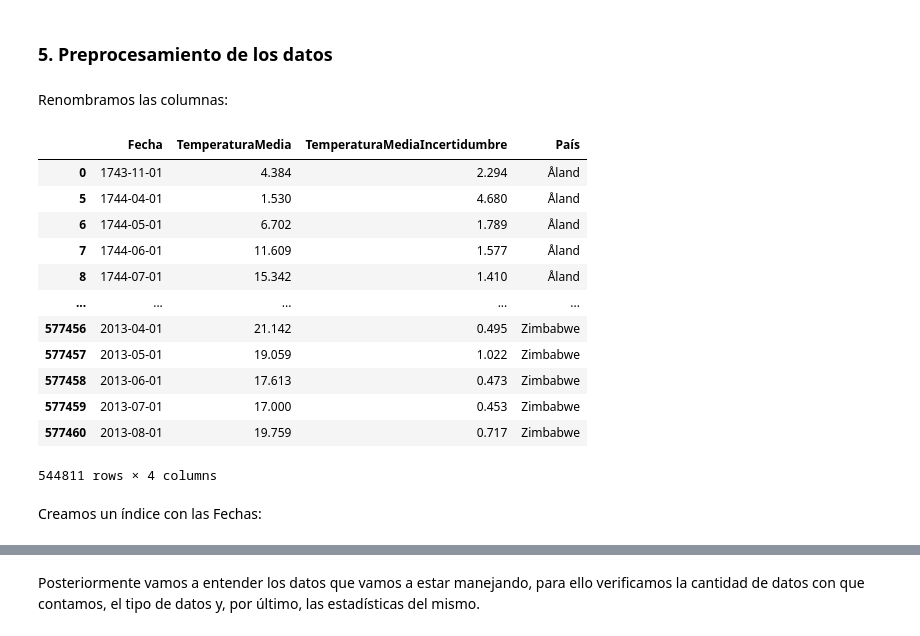
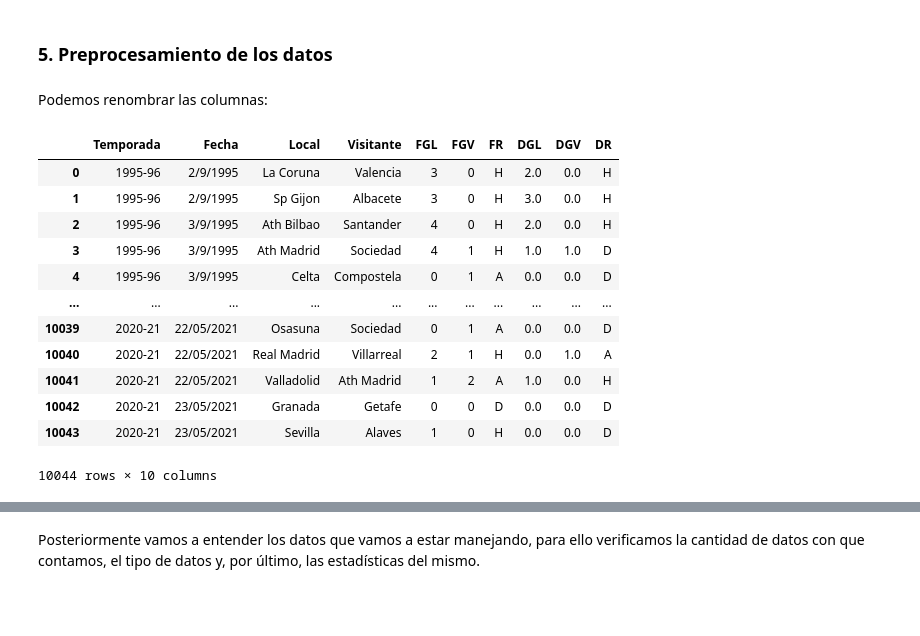
Before and after one commit to joaquinlopmar/Python, a Jupyter notebook: LaLiga.ipynb, the cells around one changed output, grey strips where cells are left out. Cells and saved outputs as stored; diff of their text form; code cells hidden in the pictures; blank space fills up the shorter version.

```diff
--- a/LaLiga.ipynb
+++ b/LaLiga.ipynb
@@ -280,0 +258,5 @@ Name: 1472, dtype: object
+# %%
+datos_c.loc[1472,'HTHG'] = 0
+datos_c.loc[1472,'HTAG'] = 1
+datos_c.loc[1472,'HTR'] = 'A'
+datos_c.loc[1472]
@@ -281,27 +300,31 @@ Name: 1472, dtype: object
 # %% [markdown]
 ### 5. Preprocesamiento de los datos
 # %% [markdown]
-Renombramos las columnas:
+Podemos renombrar las columnas:
 # %%
-datos_c.rename(columns={"dt":"Fecha",
-                        "AverageTemperature":"TemperaturaMedia",
-                        "AverageTemperatureUncertainty":"TemperaturaMediaIncertidumbre",
-                        "Country":"País"},
+datos_c.rename(columns={"Season": "Temporada",
+                        "Date": "Fecha",
+                        "HomeTeam": "Local",
+                        "AwayTeam": "Visitante",
+                        "FTHG": "FGL",   # Final Goles Local
+                        "FTAG": "FGV",   # Final Goles Visitante
+                        "FTR": "FR",     # Final Resultado
+                        "HTHG": "DGL",   # Descanso Goles Local
+                        "HTAG": "DGV",   # Descanso Goles Visitante
+                        "HTR": "DR"},    # Descanso Resultado
                inplace=True)
 datos_c
 # %% [output]
-|  | Fecha | TemperaturaMedia | TemperaturaMediaIncertidumbre | País |
-| 0 | 1743-11-01 | 4.384 | 2.294 | Åland |
-| 5 | 1744-04-01 | 1.530 | 4.680 | Åland |
-| 6 | 1744-05-01 | 6.702 | 1.789 | Åland |
-| 7 | 1744-06-01 | 11.609 | 1.577 | Åland |
-| 8 | 1744-07-01 | 15.342 | 1.410 | Åland |
-| ... | ... | ... | ... | ... |
-| 577456 | 2013-04-01 | 21.142 | 0.495 | Zimbabwe |
-| 577457 | 2013-05-01 | 19.059 | 1.022 | Zimbabwe |
-| 577458 | 2013-06-01 | 17.613 | 0.473 | Zimbabwe |
-| 577459 | 2013-07-01 | 17.000 | 0.453 | Zimbabwe |
-| 577460 | 2013-08-01 | 19.759 | 0.717 | Zimbabwe |
+|  | Temporada | Fecha | Local | Visitante | FGL | FGV | FR | DGL | DGV | DR |
+| 0 | 1995-96 | 2/9/1995 | La Coruna | Valencia | 3 | 0 | H | 2.0 | 0.0 | H |
+| 1 | 1995-96 | 2/9/1995 | Sp Gijon | Albacete | 3 | 0 | H | 3.0 | 0.0 | H |
+| 2 | 1995-96 | 3/9/1995 | Ath Bilbao | Santander | 4 | 0 | H | 2.0 | 0.0 | H |
+| 3 | 1995-96 | 3/9/1995 | Ath Madrid | Sociedad | 4 | 1 | H | 1.0 | 1.0 | D |
+| 4 | 1995-96 | 3/9/1995 | Celta | Compostela | 0 | 1 | A | 0.0 | 0.0 | D |
+| ... | ... | ... | ... | ... | ... | ... | ... | ... | ... | ... |
+| 10039 | 2020-21 | 22/05/2021 | Osasuna | Sociedad | 0 | 1 | A | 0.0 | 0.0 | D |
+| 10040 | 2020-21 | 22/05/2021 | Real Madrid | Villarreal | 2 | 1 | H | 0.0 | 1.0 | A |
+| 10041 | 2020-21 | 22/05/2021 | Valladolid | Ath Madrid | 1 | 2 | A | 1.0 | 0.0 | H |
+| 10042 | 2020-21 | 23/05/2021 | Granada | Getafe | 0 | 0 | D | 0.0 | 0.0 | D |
+| 10043 | 2020-21 | 23/05/2021 | Sevilla | Alaves | 1 | 0 | H | 0.0 | 0.0 | D |
-544811 rows × 4 columns
+10044 rows × 10 columns
-# %% [markdown]
-Creamos un índice con las Fechas:
```
Also changed, not shown: parts of 46 cells of this notebook.
